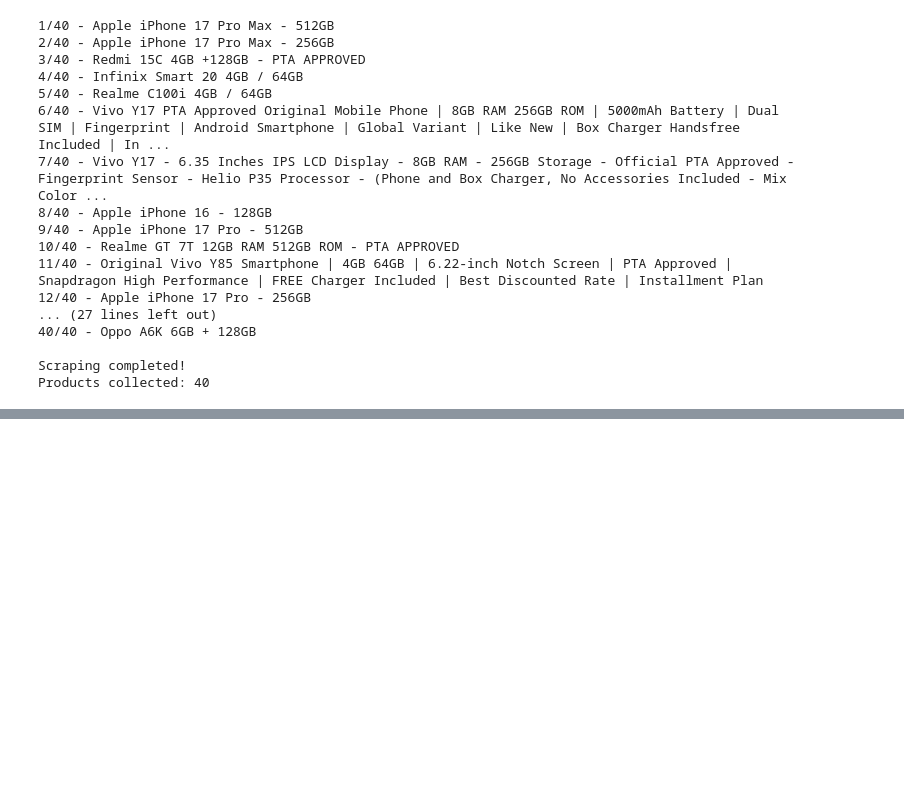
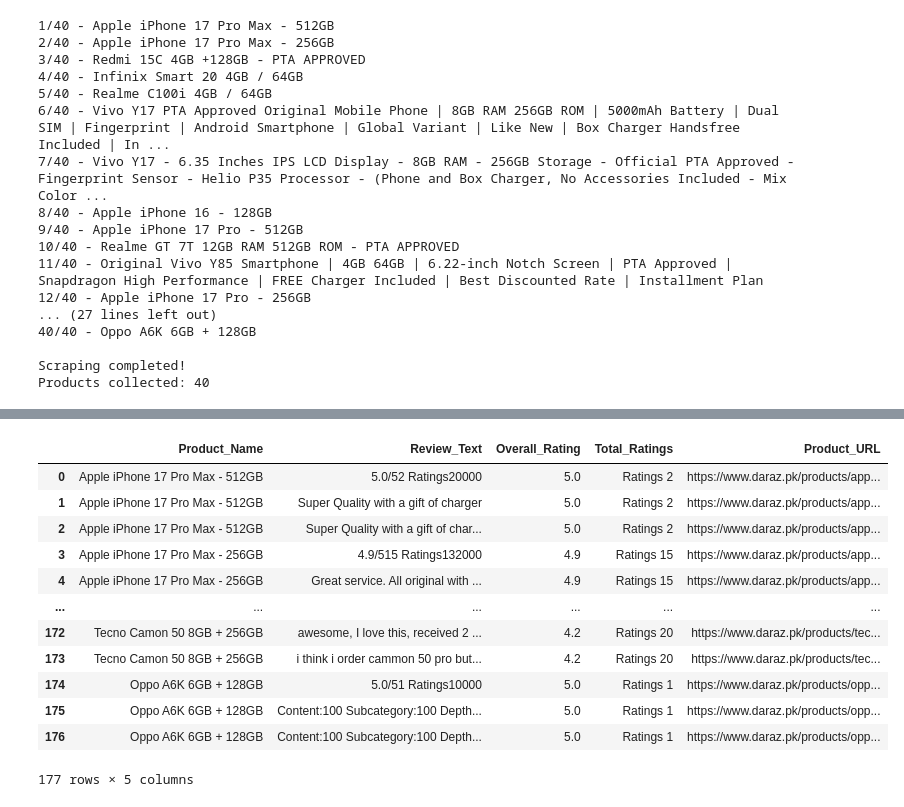
Before and after one commit to Fatima-Arain206/Web-Scrapping-Daraz, a Jupyter notebook: mobile.ipynb, the cells around one changed output, grey strips where cells are left out. Drawn from its saved outputs; the diff is of its cells as text; code cells hidden in the pictures; blank space fills up the shorter version.

```diff
--- a/mobile.ipynb
+++ b/mobile.ipynb
@@ -269,0 +378,30 @@ Mubarak ho! Total 52 reviews 'Mobile_Reviews.csv' mein save ho gaye hain.
+# %%
+reviews = pd.read_csv("Mobile_Reviews.csv")
+ratings = pd.read_csv("Mobile_Ratings.csv")
+
+merged_df = pd.merge(
+    reviews,
+    ratings,
+    on="Product_Name",
+    how="left",
+    suffixes=("_Review", "_Rating"),
+    sort=False
+)
+
+merged_df.to_csv("Mobile_Reviews_Ratings_Merged.csv", index=False, encoding="utf-8")
+
+merged_df
+# %% [output]
+|  | Product_Name | Review_Text | Overall_Rating | Total_Ratings | Product_URL |
+| 0 | Apple iPhone 17 Pro Max - 512GB | 5.0/52 Ratings20000 | 5.0 | Ratings 2 | https://www.daraz.pk/products/app... |
+| 1 | Apple iPhone 17 Pro Max - 512GB | Super Quality with a gift of charger | 5.0 | Ratings 2 | https://www.daraz.pk/products/app... |
+| 2 | Apple iPhone 17 Pro Max - 512GB | Super Quality with a gift of char... | 5.0 | Ratings 2 | https://www.daraz.pk/products/app... |
+| 3 | Apple iPhone 17 Pro Max - 256GB | 4.9/515 Ratings132000 | 4.9 | Ratings 15 | https://www.daraz.pk/products/app... |
+| 4 | Apple iPhone 17 Pro Max - 256GB | Great service. All original with ... | 4.9 | Ratings 15 | https://www.daraz.pk/products/app... |
+| ... | ... | ... | ... | ... | ... |
+| 172 | Tecno Camon 50 8GB + 256GB | awesome, I love this, received 2 ... | 4.2 | Ratings 20 | https://www.daraz.pk/products/tec... |
+| 173 | Tecno Camon 50 8GB + 256GB | i think i order cammon 50 pro but... | 4.2 | Ratings 20 | https://www.daraz.pk/products/tec... |
+| 174 | Oppo A6K 6GB + 128GB | 5.0/51 Ratings10000 | 5.0 | Ratings 1 | https://www.daraz.pk/products/opp... |
+| 175 | Oppo A6K 6GB + 128GB | Content:100 Subcategory:100 Depth... | 5.0 | Ratings 1 | https://www.daraz.pk/products/opp... |
+| 176 | Oppo A6K 6GB + 128GB | Content:100 Subcategory:100 Depth... | 5.0 | Ratings 1 | https://www.daraz.pk/products/opp... |
+177 rows × 5 columns
```
Also changed, not shown: parts of 5 cells of this notebook, 6 other files.
